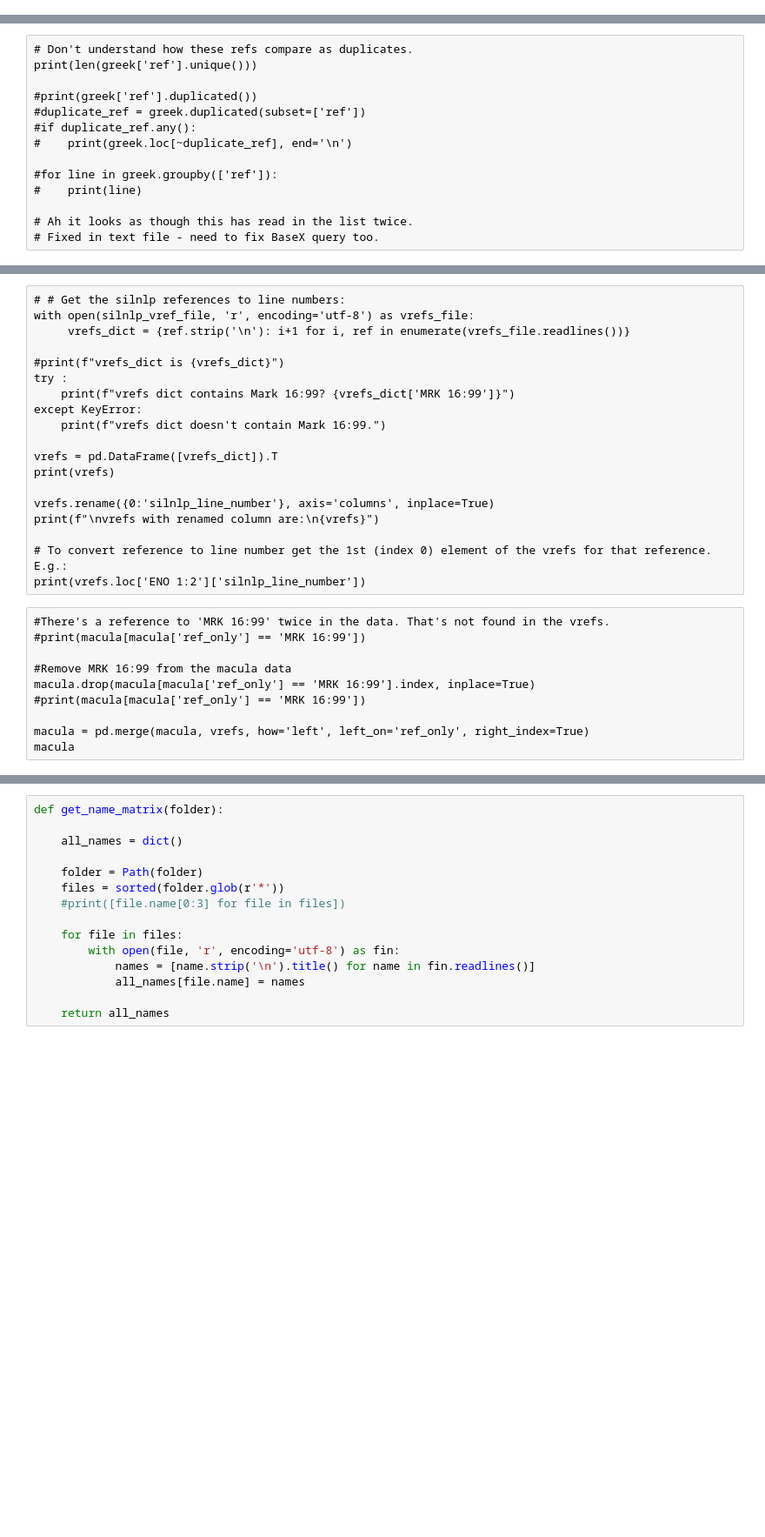
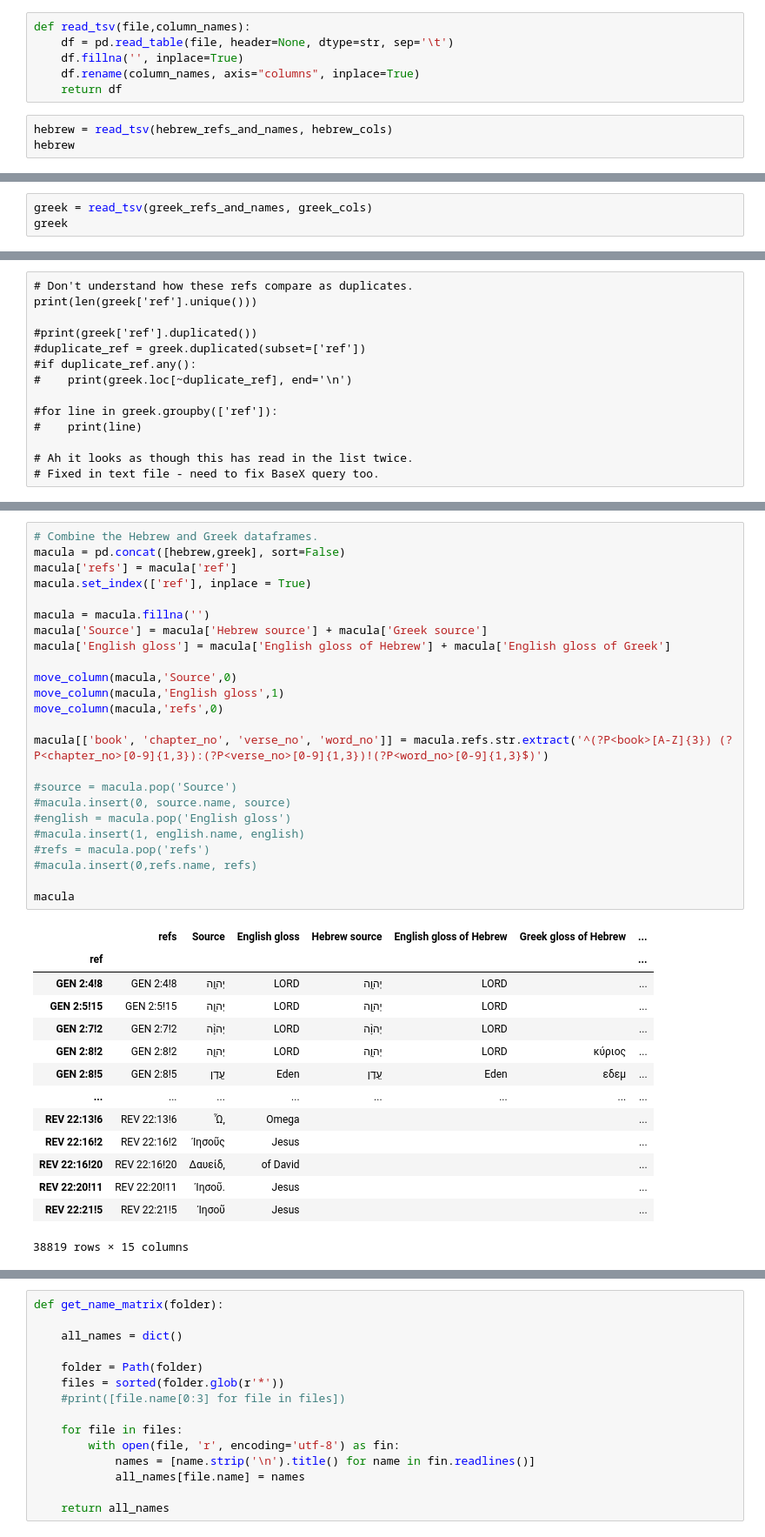
Before and after one commit to davidbaines/trabina, a Jupyter notebook: match_biblical_names2.ipynb, the cells around one changed output, grey strips where cells are left out. Shown at 87% size. Saved outputs shown, nothing was run; the diff lists cells and outputs as text; blank space fills up the shorter version.

```diff
--- a/match_biblical_names2.ipynb
+++ b/match_biblical_names2.ipynb
@@ -48,0 +40,9 @@ hebrew
+# %%
+def read_tsv(file,column_names):
+    df = pd.read_table(file, header=None, dtype=str, sep='\t')
+    df.fillna('', inplace=True)
+    df.rename(column_names, axis="columns", inplace=True)
+    return df
+# %%
+hebrew = read_tsv(hebrew_refs_and_names, hebrew_cols)
+hebrew
@@ -56,0 +68,3 @@ greek
+# %%
+greek = read_tsv(greek_refs_and_names, greek_cols)
+greek
@@ -95,29 +99,39 @@ macula
-# %% [raw]
-# # Get the silnlp references to line numbers:
-with open(silnlp_vref_file, 'r', encoding='utf-8') as vrefs_file:
-     vrefs_dict = {ref.strip('\n'): i+1 for i, ref in enumerate(vrefs_file.readlines())}
-
-#print(f"vrefs_dict is {vrefs_dict}")
-try :
-    print(f"vrefs dict contains Mark 16:99? {vrefs_dict['MRK 16:99']}")
-except KeyError:
-    print(f"vrefs dict doesn't contain Mark 16:99.")
-
-vrefs = pd.DataFrame([vrefs_dict]).T
-print(vrefs)
-
-vrefs.rename({0:'silnlp_line_number'}, axis='columns', inplace=True)
-print(f"\nvrefs with renamed column are:\n{vrefs}")
-
-# To convert reference to line number get the 1st (index 0) element of the vrefs for that reference. E.g.:
-print(vrefs.loc['ENO 1:2']['silnlp_line_number'])
-# %% [raw]
-#There's a reference to 'MRK 16:99' twice in the data. That's not found in the vrefs.
-#print(macula[macula['ref_only'] == 'MRK 16:99'])
-
-#Remove MRK 16:99 from the macula data
-macula.drop(macula[macula['ref_only'] == 'MRK 16:99'].index, inplace=True)
-#print(macula[macula['ref_only'] == 'MRK 16:99'])
-
-macula = pd.merge(macula, vrefs, how='left', left_on='ref_only', right_index=True)
-macula
+# %%
+# Combine the Hebrew and Greek dataframes.
+macula = pd.concat([hebrew,greek], sort=False)
+macula['refs'] = macula['ref']
+macula.set_index(['ref'], inplace = True)
+
+macula = macula.fillna('')
+macula['Source'] = macula['Hebrew source'] + macula['Greek source']
+macula['English gloss'] = macula['English gloss of Hebrew'] + macula['English gloss of Greek']
+
+move_column(macula,'Source',0)
+move_column(macula,'English gloss',1)
+move_column(macula,'refs',0)
+
+macula[['book', 'chapter_no', 'verse_no', 'word_no']] = macula.refs.str.extract('^(?P<book>[A-Z]{3}) (?P<chapter_no>[0-9]{1,3}):(?P<verse_no>[0-9]{1,3})!(?P<word_no>[0-9]{1,3}$)')
+
+#source = macula.pop('Source')
+#macula.insert(0, source.name, source)
+#english = macula.pop('English gloss')
+#macula.insert(1, english.name, english)
+#refs = macula.pop('refs')
+#macula.insert(0,refs.name, refs)
+
+macula
+# %% [output]
+|  | refs | Source | English gloss | Hebrew source | English gloss of Hebrew | Greek gloss of Hebrew | ... |
+| ref |  |  |  |  |  |  | ... |
+| GEN 2:4!8 | GEN 2:4!8 | יְהוָ֥ה | LORD | יְהוָ֥ה | LORD |  | ... |
+| GEN 2:5!15 | GEN 2:5!15 | יְהוָ֤ה | LORD | יְהוָ֤ה | LORD |  | ... |
+| GEN 2:7!2 | GEN 2:7!2 | יְהוָ֨ה | LORD | יְהוָ֨ה | LORD |  | ... |
+| GEN 2:8!2 | GEN 2:8!2 | יְהוָ֧ה | LORD | יְהוָ֧ה | LORD | κύριος | ... |
+| GEN 2:8!5 | GEN 2:8!5 | עֵ֖דֶן | Eden | עֵ֖דֶן | Eden | εδεμ | ... |
+| ... | ... | ... | ... | ... | ... | ... | ... |
+| REV 22:13!6 | REV 22:13!6 | Ὦ, | Omega |  |  |  | ... |
+| REV 22:16!2 | REV 22:16!2 | Ἰησοῦς | Jesus |  |  |  | ... |
+| REV 22:16!20 | REV 22:16!20 | Δαυείδ, | of David |  |  |  | ... |
+| REV 22:20!11 | REV 22:20!11 | Ἰησοῦ. | Jesus |  |  |  | ... |
+| REV 22:21!5 | REV 22:21!5 | Ἰησοῦ | Jesus |  |  |  | ... |
+38819 rows × 15 columns
```
Also changed, not shown: parts of 19 cells of this notebook, 2 other files.
